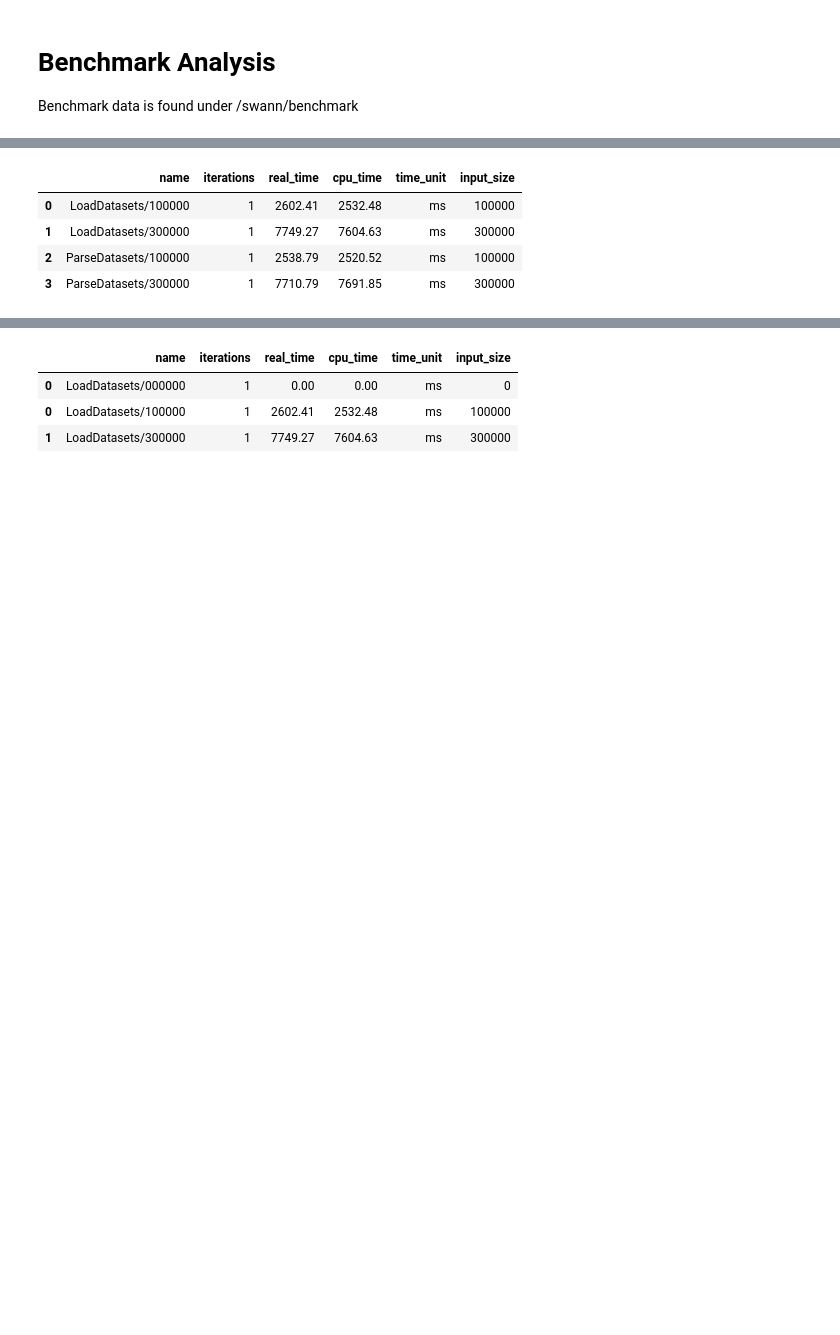
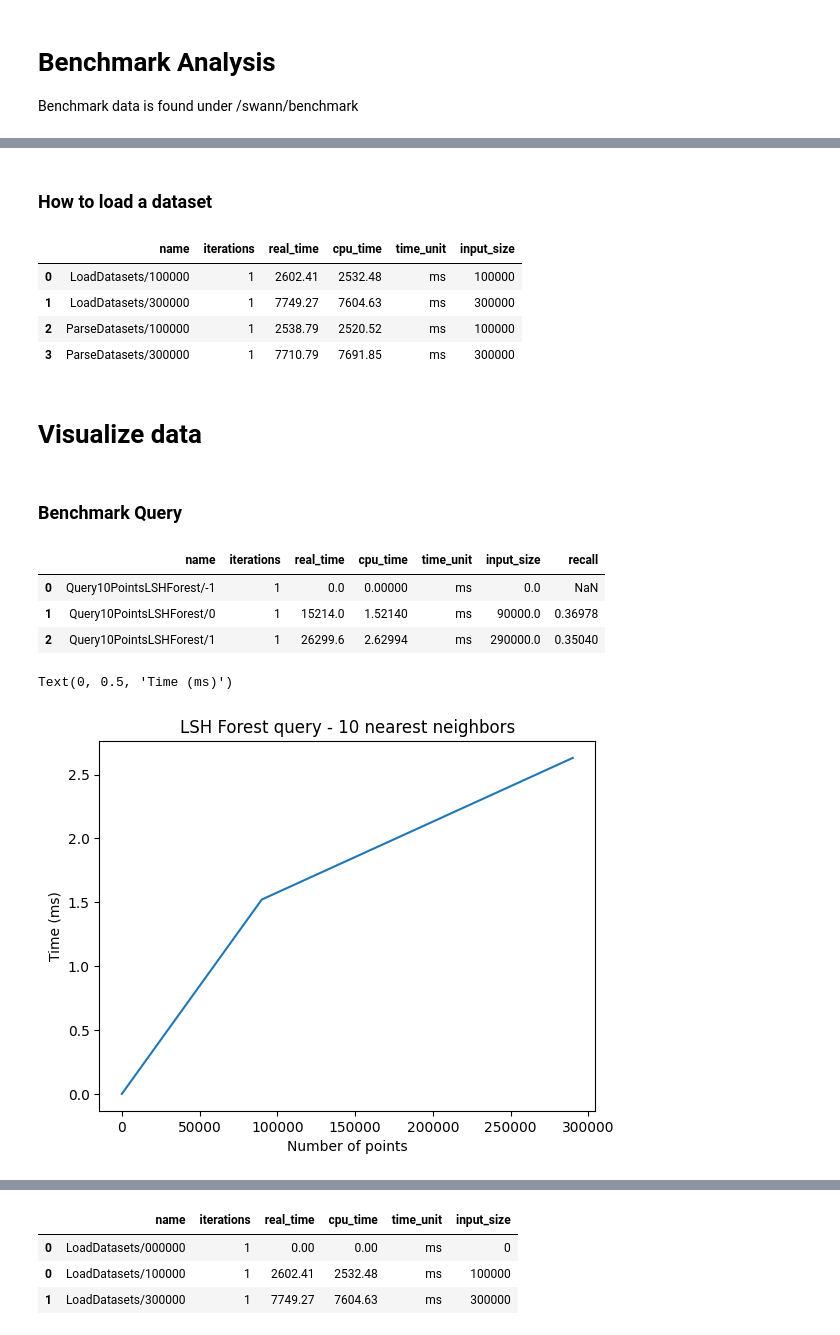
Before and after one commit to flopper123/swann, a Jupyter notebook: notebooks/notebooks/BenchmarkAnalysis.ipynb, the cells around one changed output, grey strips where cells are left out. Saved outputs shown, nothing was run; the diff lists cells and outputs as text; code cells hidden in the pictures; blank space fills up the shorter version.

Commit message:
Benchmark analysis

```diff
--- a/notebooks/notebooks/BenchmarkAnalysis.ipynb
+++ b/notebooks/notebooks/BenchmarkAnalysis.ipynb
@@ -31,6 +31,19 @@ def filter_df_with_wildcard_name(df: pd.DataFrame, name: str):
         Will return rows where name is "*LoadDatasets*"
     """
     return df.loc[df['name'].str.contains(name)]
+
+def add_empty_time(df: pd.DataFrame, name: str):
+    return pd.concat([
+        pd.DataFrame(data={
+            "name": [f"{name}/-1"],
+            "iterations": [1],
+            "real_time": [0],
+            "cpu_time": [0],
+            "time_unit": ["ms"],
+            "input_size": [0]
+        }),
+        df
+    ], ignore_index=True)
 # %%
 for bm in get_benchmarks():
     print(f'[+] {bm}')
@@ -39,3 +55,5 @@ for bm in get_benchmarks():
+# %% [markdown]
+### How to load a dataset
 # %%
 # Load benchmark that has loading / parsing of datasets of size XS and S
 df_bm_loadparse = csv_to_df('benchmark-1677845278.csv')
@@ -46,3 +64,35 @@ df_bm_loadparse
 | 1 | LoadDatasets/300000 | 1 | 7749.27 | 7604.63 | ms | 300000 |
 | 2 | ParseDatasets/100000 | 1 | 2538.79 | 2520.52 | ms | 100000 |
 | 3 | ParseDatasets/300000 | 1 | 7710.79 | 7691.85 | ms | 300000 |
+# %% [markdown]
+# Visualize data
+# %% [markdown]
+### Benchmark Query
+# %%
+df_bm_query = csv_to_df("benchmark-1678993398.csv")
+
+df_query = filter_df_with_wildcard_name(df_bm_query, "Query10PointsLSHForest")
+df_query = add_empty_time(df_query, "Query10PointsLSHForest")
+
+# Set input size
+df_query.at[0, 'input_size'] = 0
+df_query.at[1, 'input_size'] = 90_000
+df_query.at[2, 'input_size'] = 290_000
+
+# Show in seconds
+df_query.at[0, 'cpu_time'] /= 10_000
+df_query.at[1, 'cpu_time'] /= 10_000
+df_query.at[2, 'cpu_time'] /= 10_000
+df_query
+# %% [output]
+|  | name | iterations | real_time | cpu_time | time_unit | input_size | recall |
+| 0 | Query10PointsLSHForest/-1 | 1 | 0.0 | 0.00000 | ms | 0.0 | NaN |
+| 1 | Query10PointsLSHForest/0 | 1 | 15214.0 | 1.52140 | ms | 90000.0 | 0.36978 |
+| 2 | Query10PointsLSHForest/1 | 1 | 26299.6 | 2.62994 | ms | 290000.0 | 0.35040 |
+# %%
+df_query_line = df_query.plot.line(title='LSH Forest query - 10 nearest neighbors', x='input_size', y='cpu_time', legend=False)
+df_query_line.set_xlabel("Number of points")
+df_query_line.set_ylabel("Time (ms)")
+# %% [output]
+Text(0, 0.5, 'Time (ms)')
+[figure, added]
```
Also changed, not shown: parts of 2 cells of this notebook.
